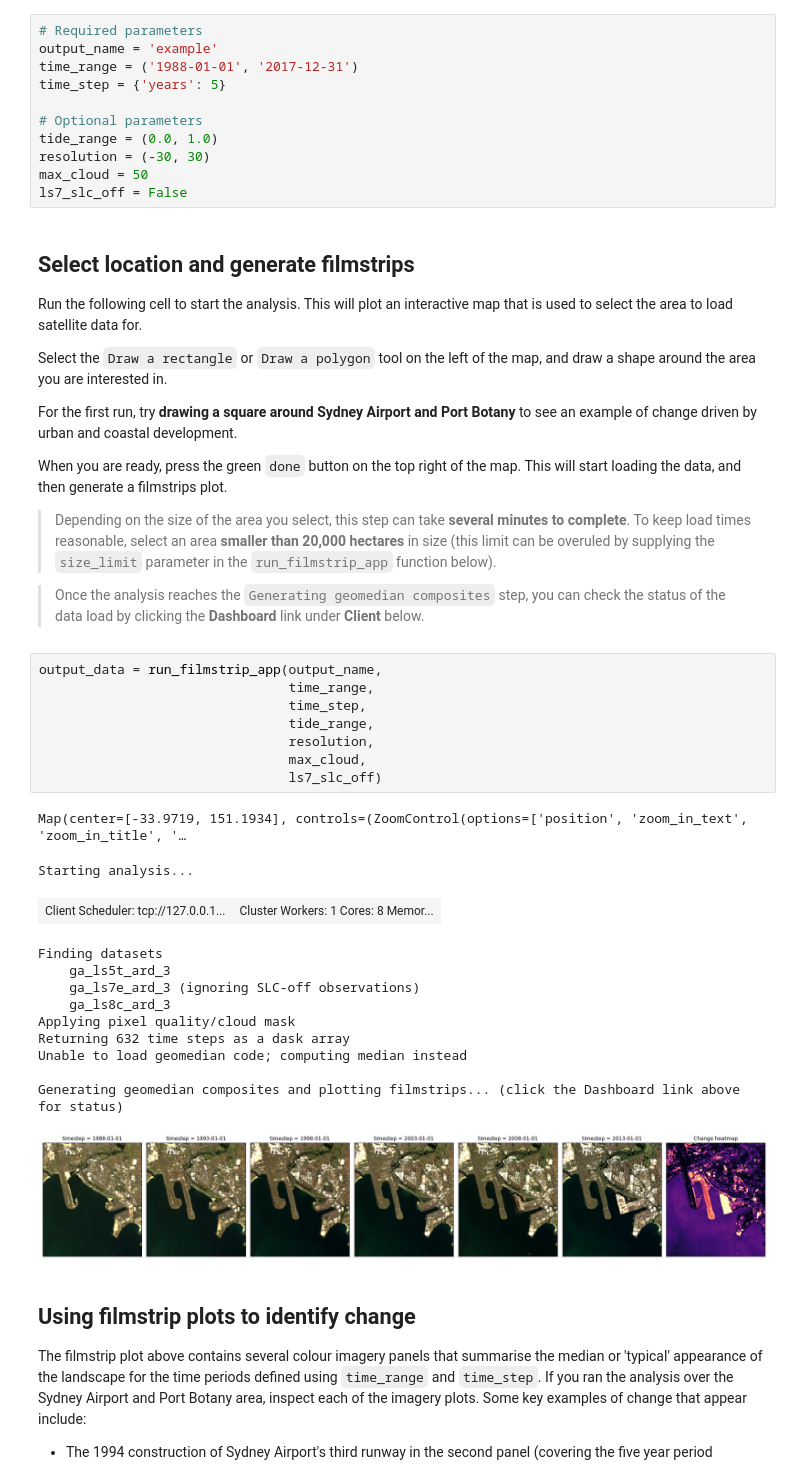
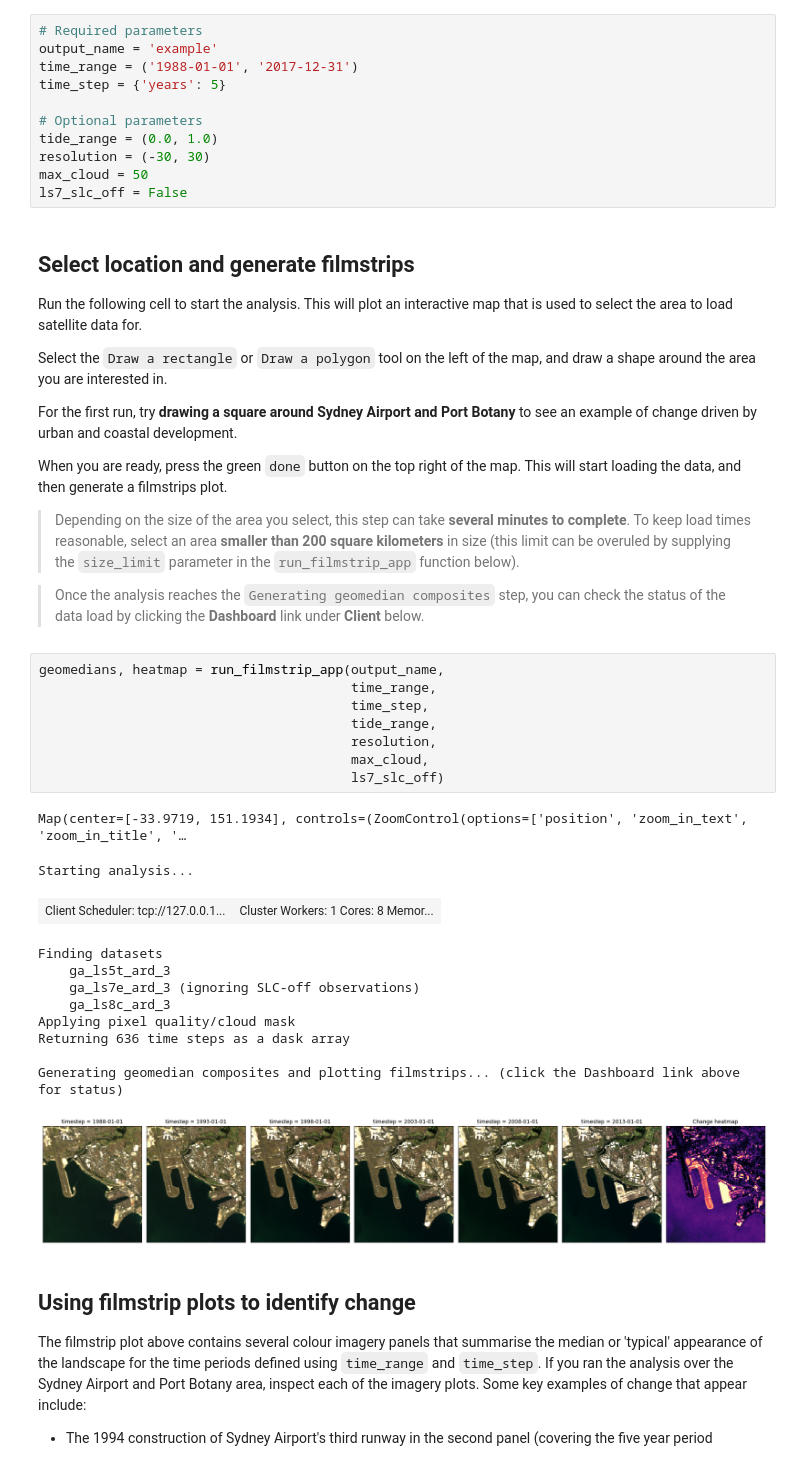
Before and after one commit to GeoscienceAustralia/dea-notebooks, a Jupyter notebook: Real_world_examples/Change_filmstrips.ipynb, the cells around one changed output. Saved outputs shown, nothing was run; the diff lists cells and outputs as text.

Commit message:
Updates to filmstrip notebook

```diff
--- a/Real_world_examples/Change_filmstrips.ipynb
+++ b/Real_world_examples/Change_filmstrips.ipynb
@@ -102,31 +102,30 @@ When you are ready, press the green `done` button on the top right of the map.
 This will start loading the data, and then generate a filmstrips plot.
 
 > Depending on the size of the area you select, this step can take **several minutes to complete**.
-To keep load times reasonable, select an area **smaller than 20,000 hectares** in size (this limit can be overuled by supplying the `size_limit` parameter in the `run_filmstrip_app` function below).
+To keep load times reasonable, select an area **smaller than 200 square kilometers** in size (this limit can be overuled by supplying the `size_limit` parameter in the `run_filmstrip_app` function below).
 
 > Once the analysis reaches the `Generating geomedian composites` step, you can check the status of the data load by clicking the **Dashboard** link under **Client** below.
 # %%
-output_data = run_filmstrip_app(output_name,
-                                time_range,
-                                time_step,
-                                tide_range,
-                                resolution,
-                                max_cloud,
-                                ls7_slc_off)
+geomedians, heatmap = run_filmstrip_app(output_name,
+                                        time_range,
+                                        time_step,
+                                        tide_range,
+                                        resolution,
+                                        max_cloud,
+                                        ls7_slc_off)
 # %% [output]
 Map(center=[-33.9719, 151.1934], controls=(ZoomControl(options=['position', 'zoom_in_text', 'zoom_in_title', '…
 Starting analysis...
 | Client Scheduler: tcp://127.0.0.1... | Cluster Workers: 1 Cores: 8 Memor... |
 Finding datasets
     ga_ls5t_ard_3
     ga_ls7e_ard_3 (ignoring SLC-off observations)
     ga_ls8c_ard_3
 Applying pixel quality/cloud mask
-Returning 632 time steps as a dask array
-Unable to load geomedian code; computing median instead
+Returning 636 time steps as a dask array
 
 Generating geomedian composites and plotting filmstrips... (click the Dashboard link above for status)
-[figure, old version]
+[figure, new version]
 # %% [markdown]
 ## Using filmstrip plots to identify change
 
```
Also changed, not shown: parts of 3 cells of this notebook, 1 other file.
